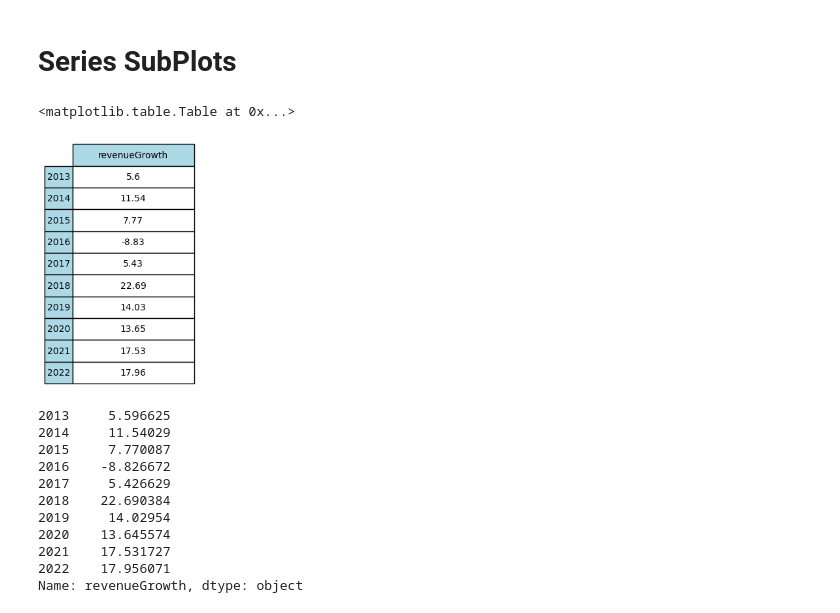
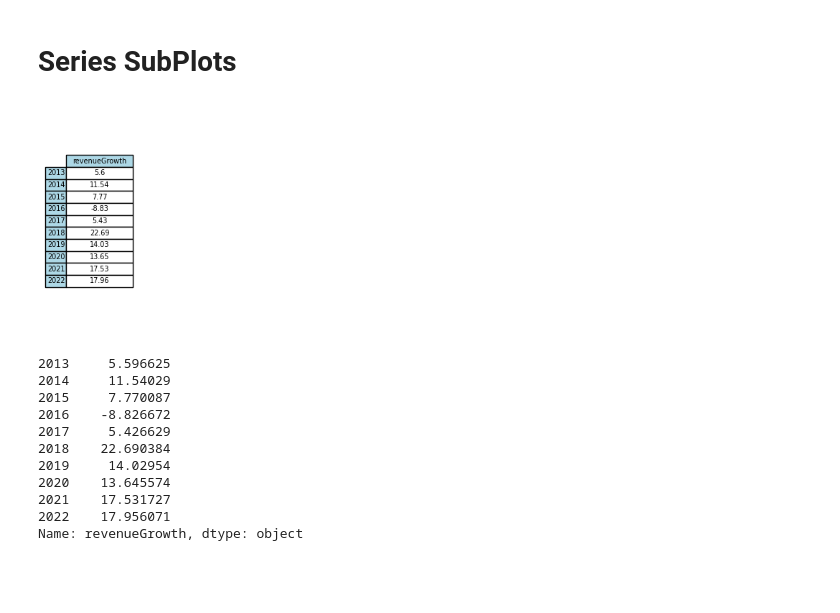
Before and after one commit to xitxat/FundamentalAnalysis, a Jupyter notebook: FA/Value01.ipynb, the cells around one changed output. Drawn from its saved outputs; the diff is of its cells as text; code cells hidden in the pictures; blank space fills up the shorter version.

Commit message:
series table

```diff
--- a/FA/Value01.ipynb
+++ b/FA/Value01.ipynb
@@ -714,25 +732,24 @@ df_rg
 # %%
 #   REVENUE GROWTH SERIES TO TABLE
 
 fig, ax_RevG =plt.subplots(figsize=(12,4))
 
 ax_RevG.axis('tight')
 ax_RevG.axis('off')
 # ax.set_title("Table", fontsize=16, weight='bold')
 tbl_RevGrowth = ax_RevG.table(rowLabels=df_rg.index,
                         rowColours =["lightblue"] * 10 ,
                         colColours =["lightblue"] * 10 ,
                         cellText=df_rg.values,
                         cellLoc="center",
                         colLabels=(  df_rg.columns),
                         loc='left',
                         colWidths=[0.1])
 
-tbl_RevGrowth.scale(2, 2) # make table a little bit larger
-tbl_RevGrowth
+# tbl_RevGrowth.scale(2, 2) # make table a little bit larger
+# tbl_RevGrowth
 # %% [output]
-<matplotlib.table.Table at 0x...>
-[figure, old version]
+[figure, new version]
 # %%
 revenueGrowth
 # %% [output]
```
Also changed, not shown: parts of 11 cells of this notebook.
